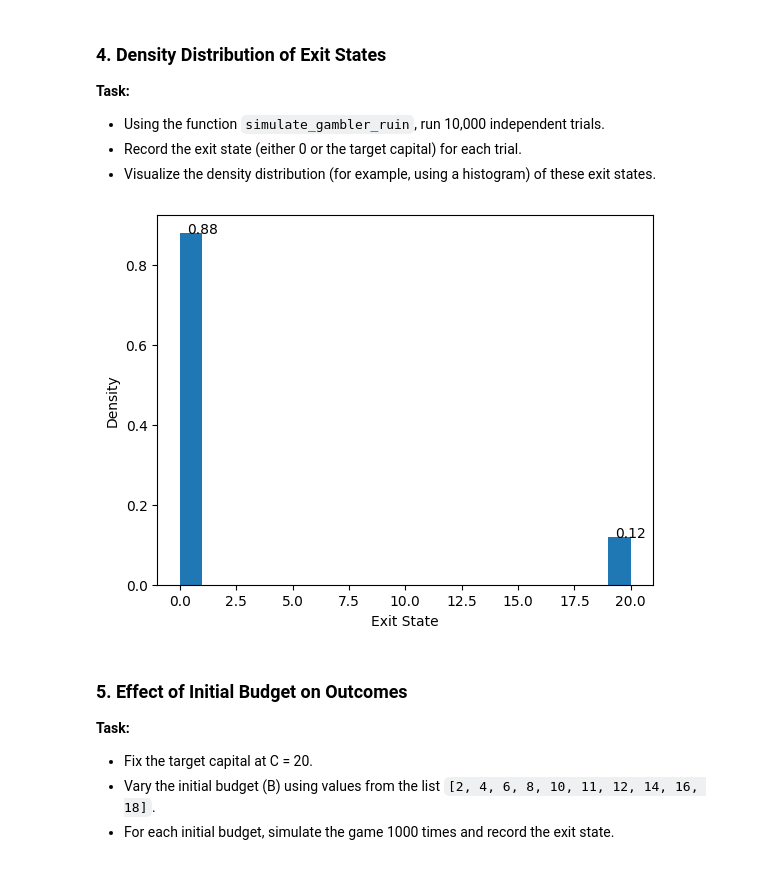
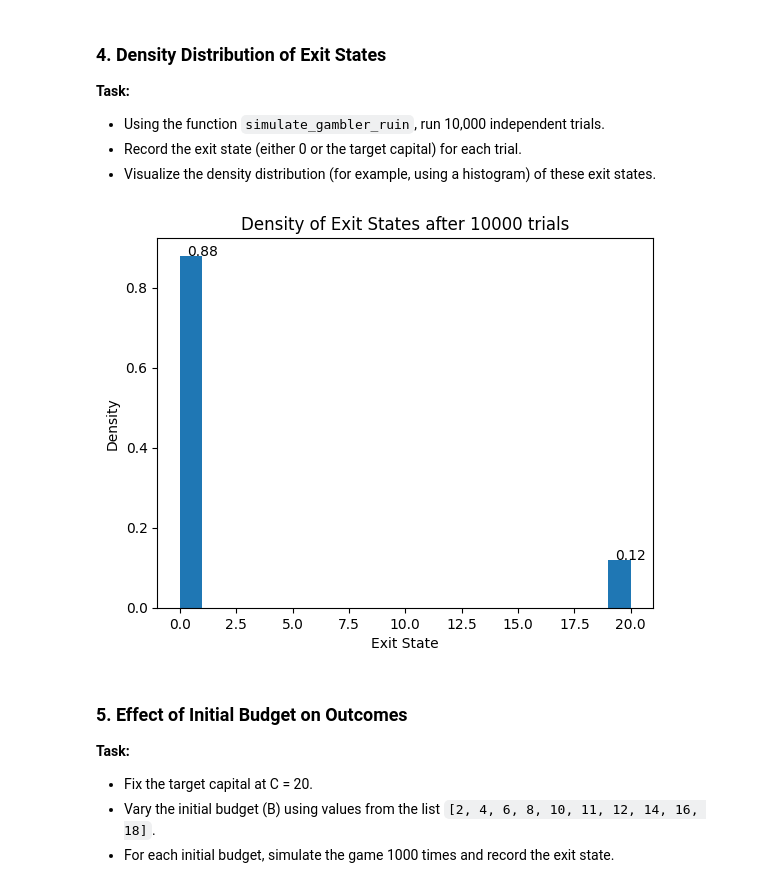
Before and after one commit to D123aniel/STOR535, a Jupyter notebook: Labs/lab3.ipynb, the cells around one changed output. Drawn from its saved outputs; the diff is of its cells as text; code cells hidden in the pictures.

```diff
--- a/Labs/lab3.ipynb
+++ b/Labs/lab3.ipynb
@@ -101,19 +103,20 @@ def simulate_gambler_ruin(initial_budget, target, p):
 # %%
 exit_state = []
 for i in range(10000):
     c = simulate_gambler_ruin(10, 20, 0.45)
     exit_state.append(c[1])
 
 # Histogram of exit states density
 plt.hist(exit_state, density = True, bins=range(0, 21))
 # add density numbers to top of bars
 plt.text(1, round(exit_state.count(0)/10000, 2), str(round(exit_state.count(0)/10000, 2)), color='black', ha='center')
 plt.text(20, round(exit_state.count(20)/10000, 2), str(round(exit_state.count(20)/10000, 2)), color='black', ha='center')
 plt.xlabel('Exit State')
 plt.ylabel('Density')
+plt.title('Density of Exit States after 10000 trials')
 plt.show()
 # %% [output]
-[figure, old version]
+[figure, new version]
 # %% [markdown]
 ### 5. Effect of Initial Budget on Outcomes
 
```
Also changed, not shown: parts of 6 cells of this notebook, 1 other file.
